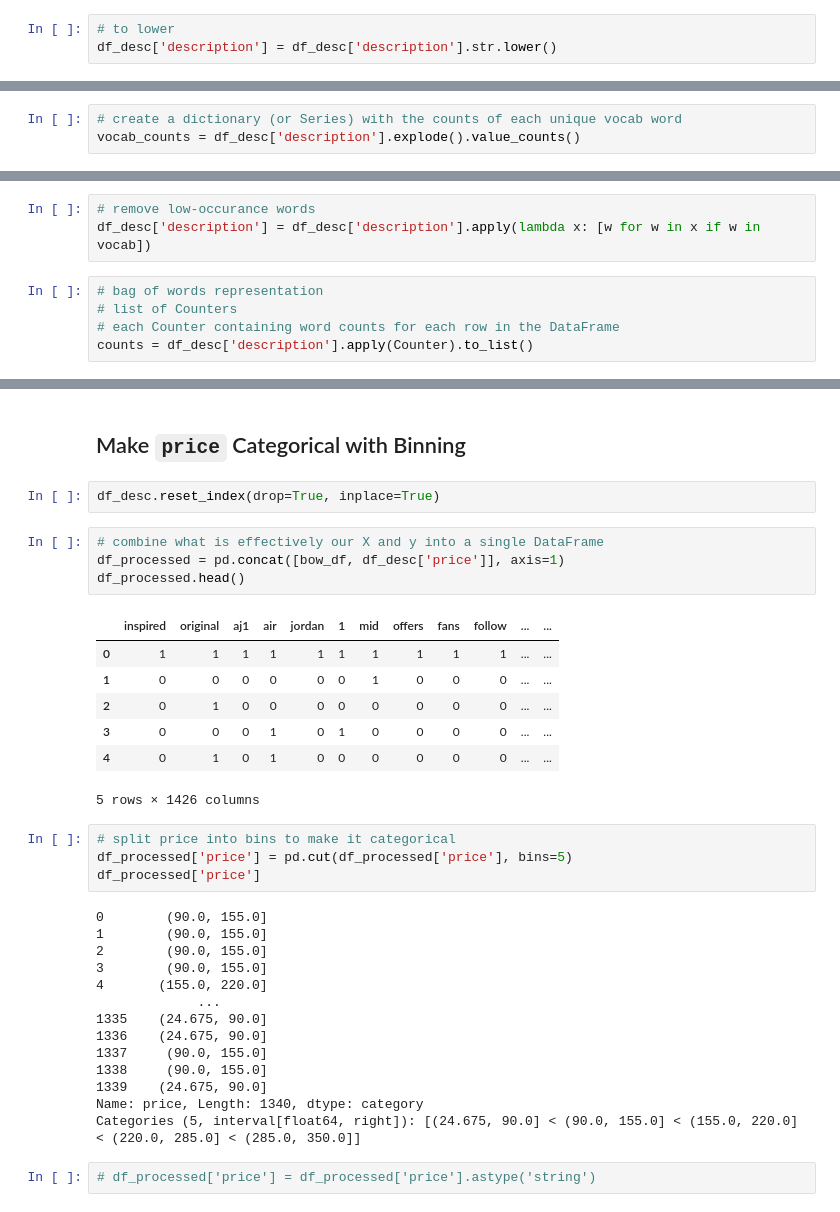
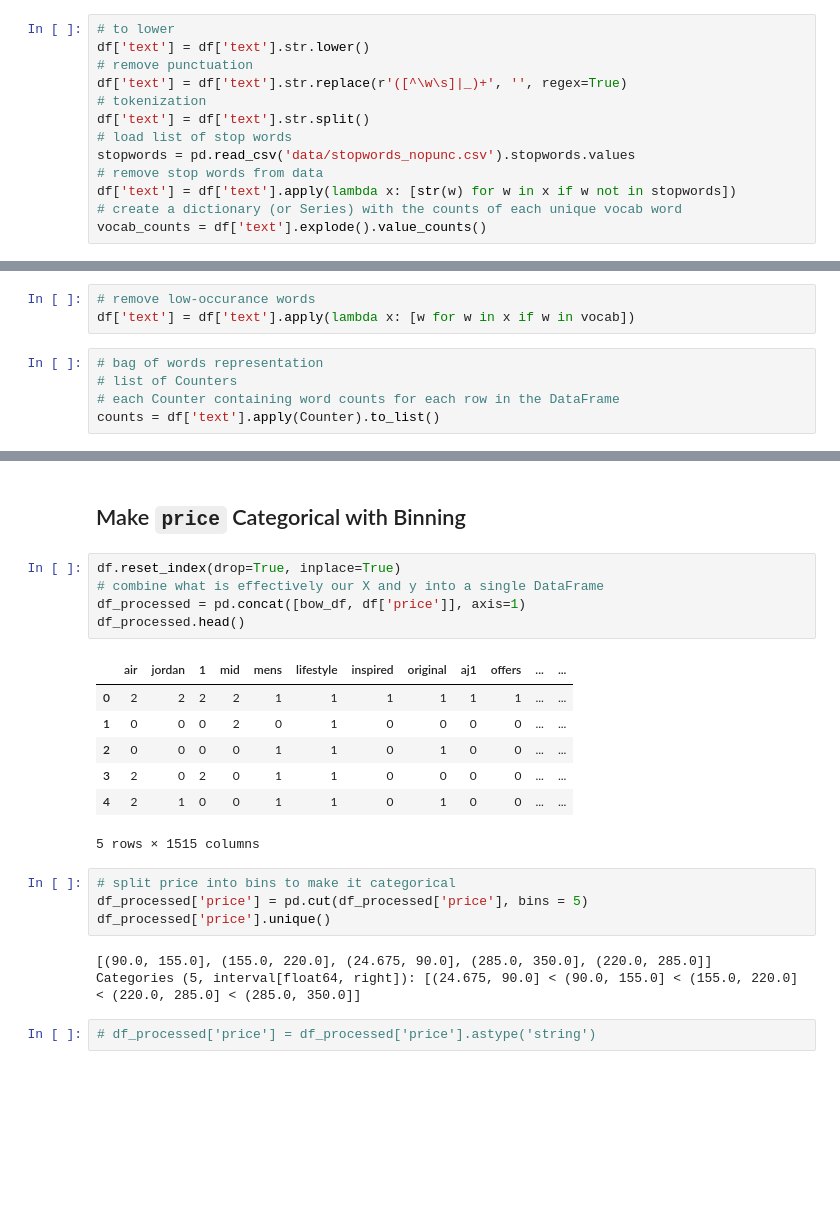
Before and after one commit to jasonkyungkim/nike_adidas_shoes, a Jupyter notebook: nike_eda.ipynb, the cells around one changed output, grey strips where cells are left out. Saved outputs shown, nothing was run; the diff lists cells and outputs as text; blank space fills up the shorter version.

```diff
--- a/nike_eda.ipynb
+++ b/nike_eda.ipynb
@@ -353,3 +359,13 @@ df_desc.head()
 # %%
 # to lower
-df_desc['description'] = df_desc['description'].str.lower()
+df['text'] = df['text'].str.lower()
+# remove punctuation
+df['text'] = df['text'].str.replace(r'([^\w\s]|_)+', '', regex=True)
+# tokenization
+df['text'] = df['text'].str.split()
+# load list of stop words
+stopwords = pd.read_csv('data/stopwords_nopunc.csv').stopwords.values
+# remove stop words from data
+df['text'] = df['text'].apply(lambda x: [str(w) for w in x if w not in stopwords])
+# create a dictionary (or Series) with the counts of each unique vocab word
+vocab_counts = df['text'].explode().value_counts()
@@ -368,6 +372,3 @@ df_desc['description'] = df_desc['description'].apply(lambda x: [str(w) for w in
-# %%
-# create a dictionary (or Series) with the counts of each unique vocab word
-vocab_counts = df_desc['description'].explode().value_counts()
 # %%
 # define vocabulary
 # list of unique words occuring at least 5 times in the dataset
@@ -380,47 +381,35 @@ We have 1,425 unique words in our reduced, corpus vocabulary.
 # %%
 # remove low-occurance words
-df_desc['description'] = df_desc['description'].apply(lambda x: [w for w in x if w in vocab])
+df['text'] = df['text'].apply(lambda x: [w for w in x if w in vocab])
 # %%
 # bag of words representation
 # list of Counters
 # each Counter containing word counts for each row in the DataFrame
-counts = df_desc['description'].apply(Counter).to_list()
+counts = df['text'].apply(Counter).to_list()
 # %%
 # Create bag-of-words df from list of dictionaries
 bow_df = pd.DataFrame(counts).fillna(0).astype(int)
 # %% [markdown]
 ## Make `price` Categorical with Binning
-# %%
-df_desc.reset_index(drop=True, inplace=True)
 # %%
+df.reset_index(drop=True, inplace=True)
 # combine what is effectively our X and y into a single DataFrame
-df_processed = pd.concat([bow_df, df_desc['price']], axis=1)
+df_processed = pd.concat([bow_df, df['price']], axis=1)
 df_processed.head()
 # %% [output]
-|  | inspired | original | aj1 | air | jordan | 1 | mid | offers | fans | follow | ... | ... |
-| 0 | 1 | 1 | 1 | 1 | 1 | 1 | 1 | 1 | 1 | 1 | ... | ... |
-| 1 | 0 | 0 | 0 | 0 | 0 | 0 | 1 | 0 | 0 | 0 | ... | ... |
-| 2 | 0 | 1 | 0 | 0 | 0 | 0 | 0 | 0 | 0 | 0 | ... | ... |
-| 3 | 0 | 0 | 0 | 1 | 0 | 1 | 0 | 0 | 0 | 0 | ... | ... |
-| 4 | 0 | 1 | 0 | 1 | 0 | 0 | 0 | 0 | 0 | 0 | ... | ... |
+|  | air | jordan | 1 | mid | mens | lifestyle | inspired | original | aj1 | offers | ... | ... |
+| 0 | 2 | 2 | 2 | 2 | 1 | 1 | 1 | 1 | 1 | 1 | ... | ... |
+| 1 | 0 | 0 | 0 | 2 | 0 | 1 | 0 | 0 | 0 | 0 | ... | ... |
+| 2 | 0 | 0 | 0 | 0 | 1 | 1 | 0 | 1 | 0 | 0 | ... | ... |
+| 3 | 2 | 0 | 2 | 0 | 1 | 1 | 0 | 0 | 0 | 0 | ... | ... |
+| 4 | 2 | 1 | 0 | 0 | 1 | 1 | 0 | 1 | 0 | 0 | ... | ... |
-5 rows × 1426 columns
+5 rows × 1515 columns
 # %%
 # split price into bins to make it categorical
-df_processed['price'] = pd.cut(df_processed['price'], bins=5)
-df_processed['price']
+df_processed['price'] = pd.cut(df_processed['price'], bins = 5)
+df_processed['price'].unique()
 # %% [output]
-0        (90.0, 155.0]
-1        (90.0, 155.0]
-2        (90.0, 155.0]
-3        (90.0, 155.0]
-4       (155.0, 220.0]
-             ...
-1335    (24.675, 90.0]
-1336    (24.675, 90.0]
-1337     (90.0, 155.0]
-1338     (90.0, 155.0]
-1339    (24.675, 90.0]
-Name: price, Length: 1340, dtype: category
+[(90.0, 155.0], (155.0, 220.0], (24.675, 90.0], (285.0, 350.0], (220.0, 285.0]]
 Categories (5, interval[float64, right]): [(24.675, 90.0] < (90.0, 155.0] < (155.0, 220.0] < (220.0, 285.0] < (285.0, 350.0]]
 # %%
 # df_processed['price'] = df_processed['price'].astype('string')
```
Also changed, not shown: parts of 27 cells of this notebook.
